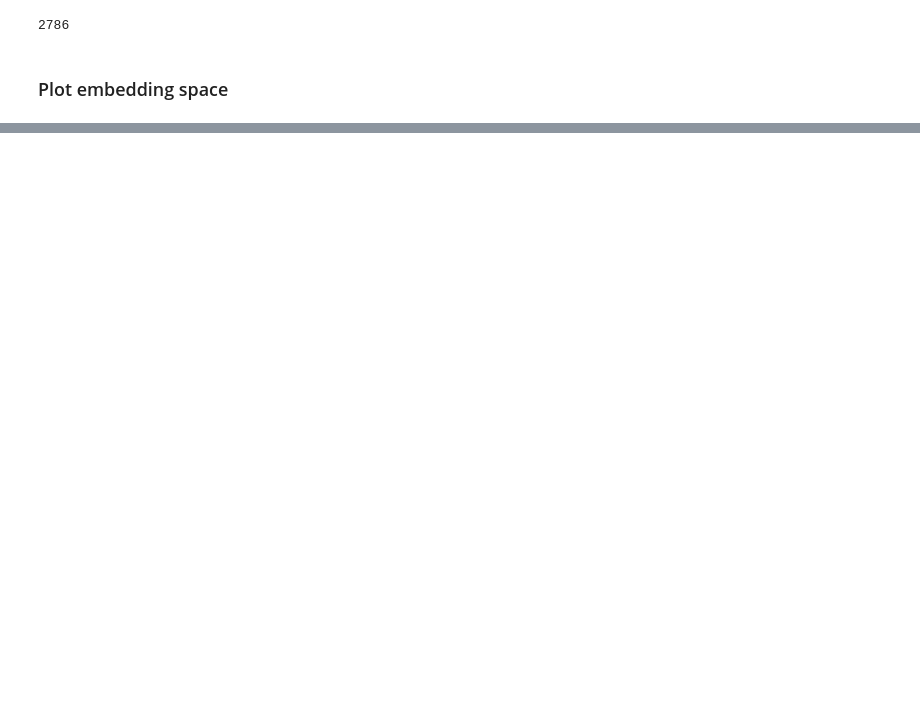
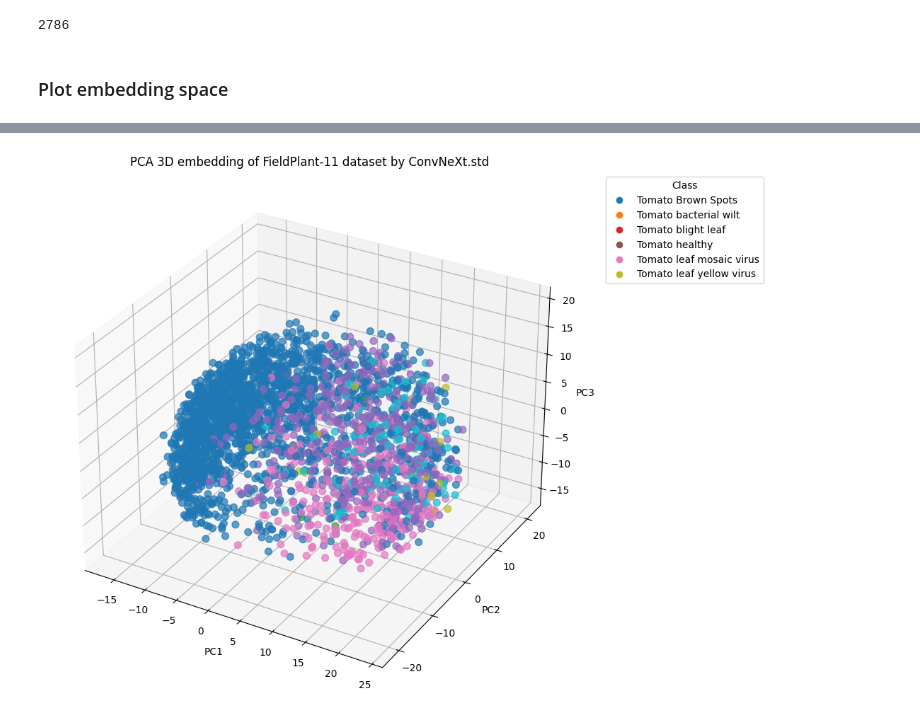
Before and after one commit to ducmanh1312/tinyML, a Jupyter notebook: model.ipynb, the cells around one changed output, grey strips where cells are left out. Saved outputs shown, nothing was run; the diff lists cells and outputs as text; code cells hidden in the pictures; blank space fills up the shorter version.

```diff
--- a/model.ipynb
+++ b/model.ipynb
@@ -337,0 +399,36 @@ plt.show()
+# %%
+# Vẽ PCA 3D
+from sklearn.preprocessing import LabelEncoder
+
+# Encode string labels to integers
+label_encoder = LabelEncoder()
+label_ids = label_encoder.fit_transform(labels)  # array of ints
+
+# Dùng label_ids để vẽ màu
+fig = plt.figure(figsize=(10, 8))
+ax = fig.add_subplot(111, projection='3d')
+
+scatter = ax.scatter(
+    X_reduced[:, 0], X_reduced[:, 1], X_reduced[:, 2],
+    c=label_ids,
+    cmap='tab10',
+    s=50,
+    alpha=0.7
+)
+
+# Gắn tên class tương ứng với màu
+legend_labels = label_encoder.classes_
+legend_handles = [plt.Line2D([0], [0], marker='o', color='w',
+                             label=cls, markerfacecolor=plt.cm.tab10(i / len(legend_labels)),
+                             markersize=8)
+                  for i, cls in enumerate(legend_labels)]
+
+ax.set_title(f"PCA 3D embedding of {data_name} dataset by {model_name}")
+ax.set_xlabel("PC1")
+ax.set_ylabel("PC2")
+ax.set_zlabel("PC3")
+ax.legend(handles=legend_handles, bbox_to_anchor=(1.05, 1), loc='upper left', title="Class")
+plt.tight_layout()
+plt.show()
+# %% [output]
+[figure, added]
```
Also changed, not shown: parts of 20 cells of this notebook, 11 other files.
